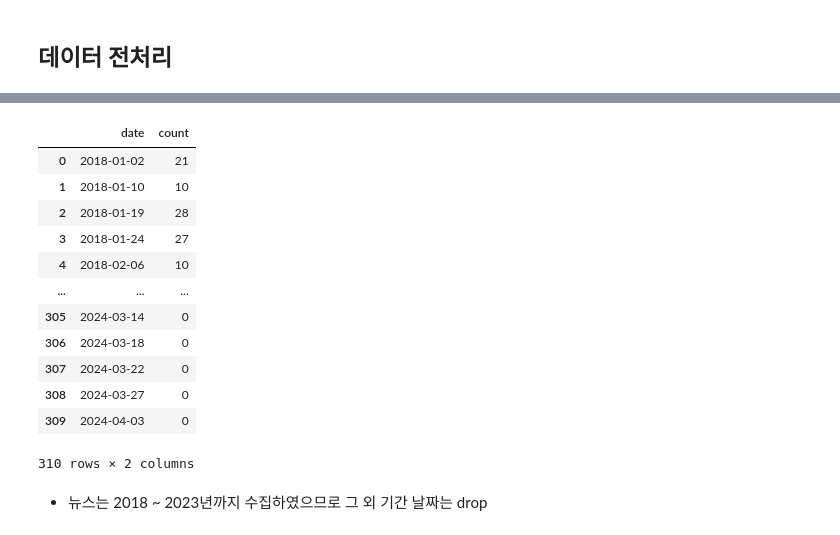
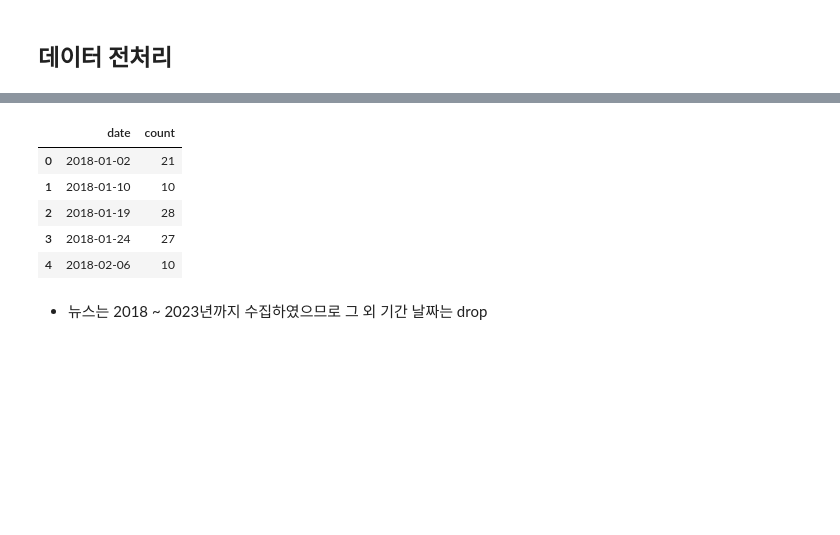
Before and after one commit to skymined/hancom_keyword, a Jupyter notebook: analysis/yohan/news_analysis.ipynb, the cells around one changed output, grey strips where cells are left out. Drawn from its saved outputs; the diff is of its cells as text; code cells hidden in the pictures; blank space fills up the shorter version.

```diff
--- a/analysis/yohan/news_analysis.ipynb
+++ b/analysis/yohan/news_analysis.ipynb
@@ -264,20 +224,13 @@ cal_count_dic
 # %%
 df_check_date = pd.DataFrame(cal_count_dic.items(), columns=['date','count'])
-df_check_date
+df_check_date[:5]
 # %% [output]
 |  | date | count |
 | 0 | 2018-01-02 | 21 |
 | 1 | 2018-01-10 | 10 |
 | 2 | 2018-01-19 | 28 |
 | 3 | 2018-01-24 | 27 |
 | 4 | 2018-02-06 | 10 |
-| ... | ... | ... |
-| 305 | 2024-03-14 | 0 |
-| 306 | 2024-03-18 | 0 |
-| 307 | 2024-03-22 | 0 |
-| 308 | 2024-03-27 | 0 |
-| 309 | 2024-04-03 | 0 |
-310 rows × 2 columns
 # %% [markdown]
 - 뉴스는 2018 ~ 2023년까지 수집하였으므로 그 외 기간 날짜는 drop
 # %%
```
Also changed, not shown: parts of 2 cells of this notebook.
